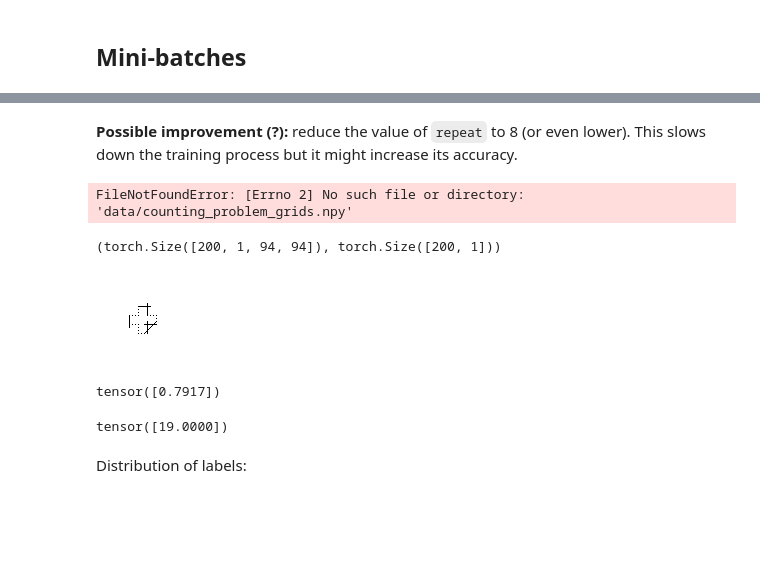
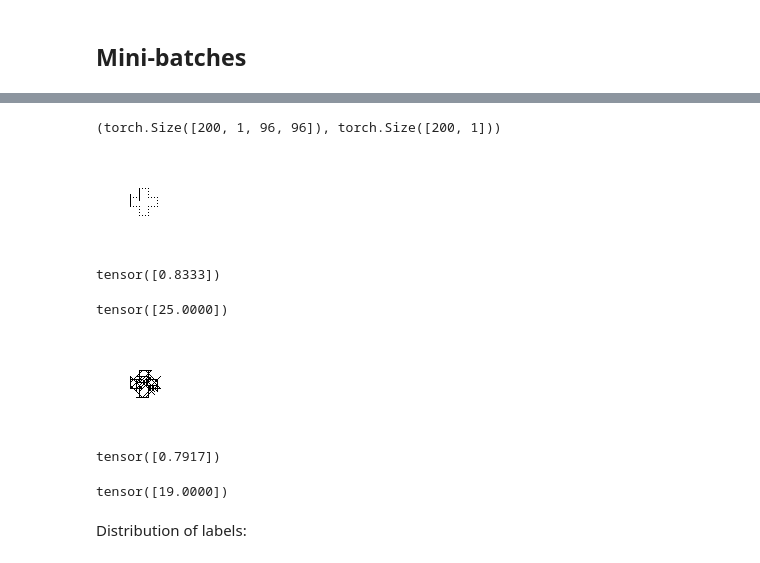
Before and after one commit to gillioz/MorpionSolitaire, a Jupyter notebook: deeplearning/Counting_moves.ipynb, the cells around one changed output, grey strips where cells are left out. Drawn from its saved outputs; the diff is of its cells as text; code cells hidden in the pictures; blank space fills up the shorter version.

```diff
--- a/deeplearning/Counting_moves.ipynb
+++ b/deeplearning/Counting_moves.ipynb
@@ -11,0 +9,3 @@ pool = Pool()
+# %%
+device = torch.device('cuda' if torch.cuda.is_available() else 'cpu')
+device
@@ -44,31 +36,41 @@ def generate_batch(batch_size = 200):
-# %% [markdown]
-**Possible improvement (?):** reduce the value of `repeat` to 8 (or even lower).
-This slows down the training process but it might increase its accuracy.
-# %%
-data = MSDataFrame(batch_size = 200, length = 100,
-                   batch_fct = generate_batch, repeat = 16,
-                   data = 'data/counting_problem_grids.npy',
-                   labels = 'data/counting_problem_labels.npy')
-data.info()
-# %% [output]
-FileNotFoundError: [Errno 2] No such file or directory: 'data/counting_problem_grids.npy'
+# %%
+def get_batch(index):
+    x = torch.from_numpy(np.load('data/grids_%05d.npy' % index)).unsqueeze(1).float().to(device)
+    n = torch.from_numpy(np.load('data/moves_%05d.npy' % index)).unsqueeze(1).to(device)
+    y = n / (n + 5.0)
+    return x, y
 # %%
-x, y = data.data[0]
+x, y = get_batch(0)
 x.shape, y.shape
 # %% [output]
-(torch.Size([200, 1, 94, 94]), torch.Size([200, 1]))
+(torch.Size([200, 1, 96, 96]), torch.Size([200, 1]))
+# %%
+def visualize(x):
+    return Image.fromarray(~np.array(torch.squeeze(x).cpu()).astype(bool))
 # %%
-MSvisualize(x[0])
+visualize(x[0])
 # %% [output]
-[figure, old version]
+[figure, new version]
 # %%
 y[0]
 # %% [output]
-tensor([0.7917])
+tensor([0.8333])
 # %%
 5.0 * y[0] / (1.0 - y[0])
 # %% [output]
-tensor([19.0000])
+tensor([25.0000])
+# %%
+visualize(x[1])
+# %% [output]
+[figure, added]
+# %%
+y[1]
+# %% [output]
+tensor([0.7917])
+# %%
+5.0 * y[1] / (1.0 - y[1])
+# %% [output]
+tensor([19.0000])
 # %% [markdown]
 Distribution of labels:
 # %%
```
Also changed, not shown: parts of 74 cells of this notebook, 6 other files.
